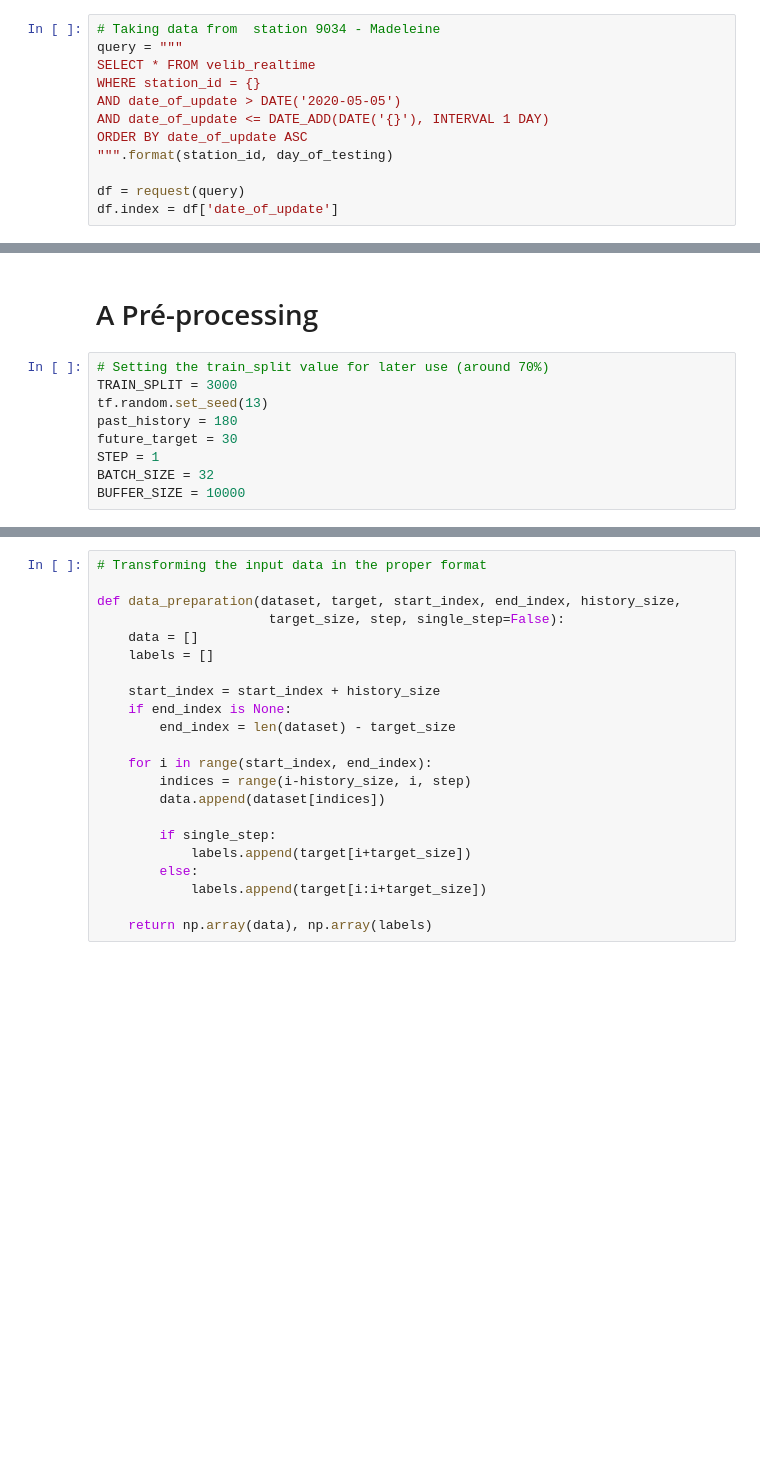
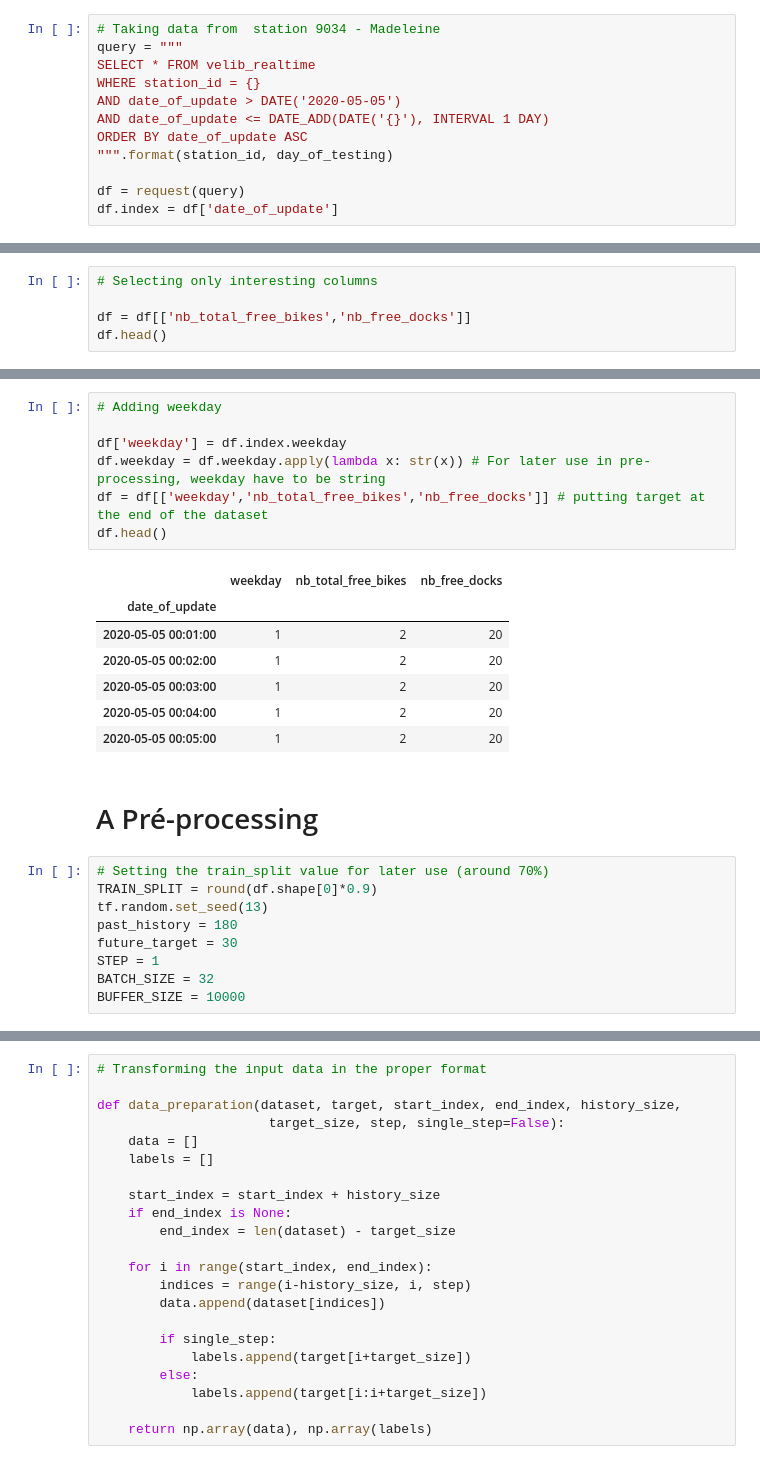
Before and after one commit to alexisgcomte/velib-prediction-v2, a Jupyter notebook: 2. Base Model Research/3.1. Tensorflow Mutlivariate exploration.ipynb, the cells around one changed output, grey strips where cells are left out. Saved outputs shown, nothing was run; the diff lists cells and outputs as text; blank space fills up the shorter version.

```diff
--- a/2. Base Model Research/3.1. Tensorflow Mutlivariate exploration.ipynb
+++ b/2. Base Model Research/3.1. Tensorflow Mutlivariate exploration.ipynb
@@ -73,0 +105,5 @@ df
+# %%
+# Selecting only interesting columns
+
+df = df[['nb_total_free_bikes','nb_free_docks']]
+df.head()
@@ -74,8 +118,23 @@ df
+# %%
+# Adding weekday
+
+df['weekday'] = df.index.weekday
+df.weekday = df.weekday.apply(lambda x: str(x)) # For later use in pre-processing, weekday have to be string
+df = df[['weekday','nb_total_free_bikes','nb_free_docks']] # putting target at the end of the dataset
+df.head()
+# %% [output]
+|  | weekday | nb_total_free_bikes | nb_free_docks |
+| date_of_update |  |  |  |
+| 2020-05-05 00:01:00 | 1 | 2 | 20 |
+| 2020-05-05 00:02:00 | 1 | 2 | 20 |
+| 2020-05-05 00:03:00 | 1 | 2 | 20 |
+| 2020-05-05 00:04:00 | 1 | 2 | 20 |
+| 2020-05-05 00:05:00 | 1 | 2 | 20 |
 # %% [markdown]
 # A Pré-processing
 # %%
 # Setting the train_split value for later use (around 70%)
-TRAIN_SPLIT = 3000
+TRAIN_SPLIT = round(df.shape[0]*0.9)
 tf.random.set_seed(13)
 past_history = 180
 future_target = 30
```
Also changed, not shown: parts of 35 cells of this notebook, 4 other files.
